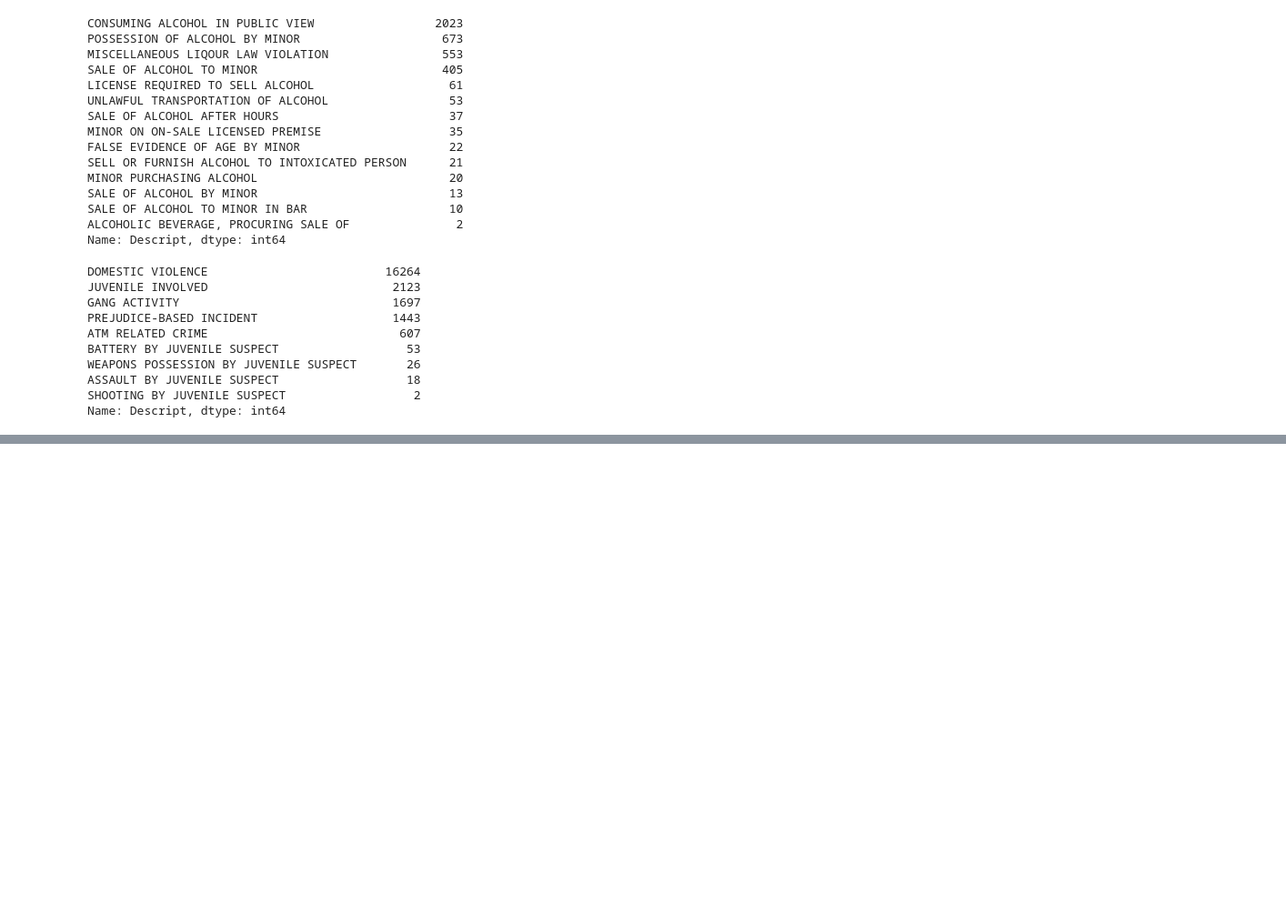
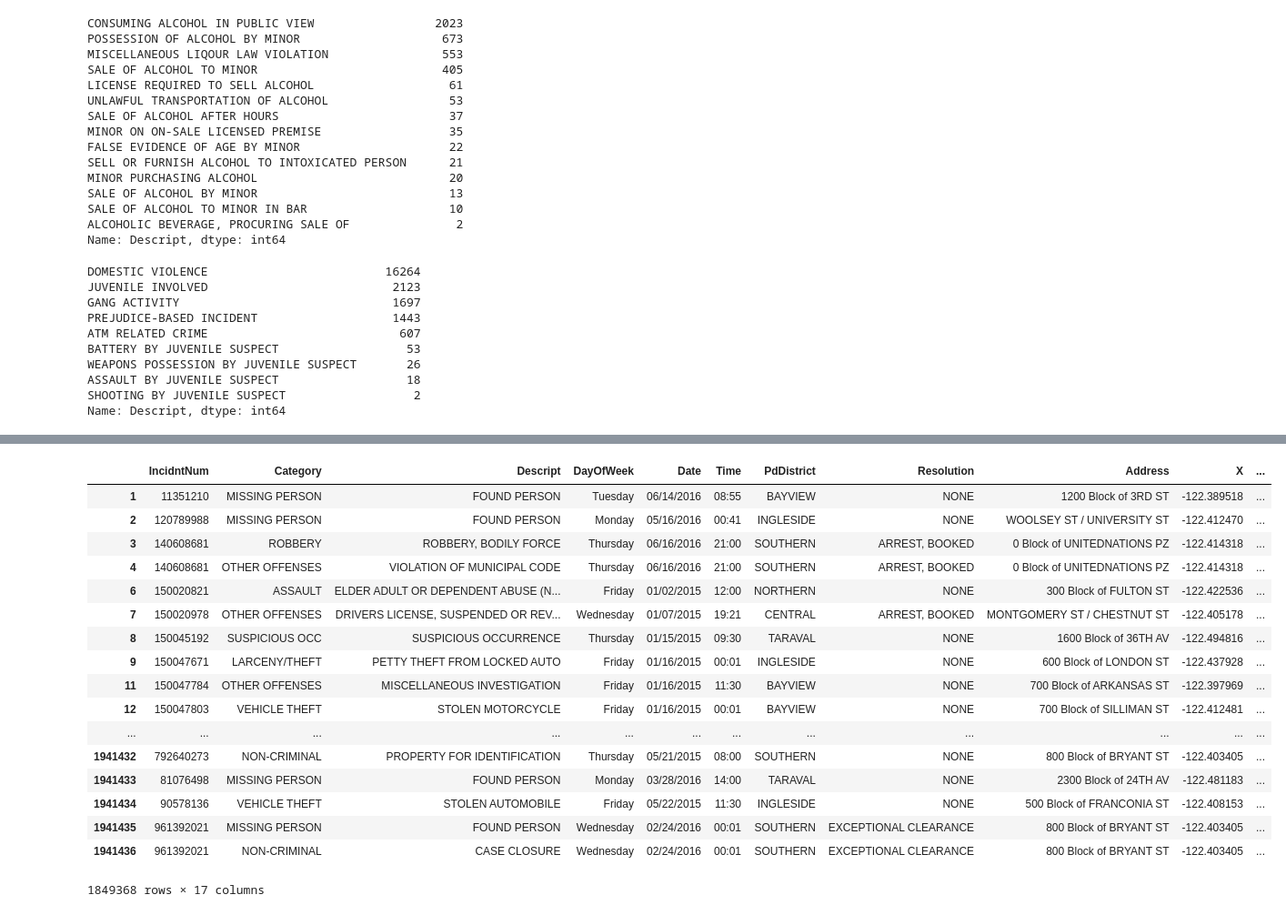
Before and after one commit to livenb/crime_prediction, a Jupyter notebook: sfdata_explore.ipynb, the cells around one changed output, grey strips where cells are left out. Shown at 91% size. Drawn from its saved outputs; the diff is of its cells as text; code cells hidden in the pictures; blank space fills up the shorter version.

```diff
--- a/sfdata_explore.ipynb
+++ b/sfdata_explore.ipynb
@@ -275,0 +575,21 @@ Name: Descript, dtype: int64
+# %%
+sfdata.drop(sfdata[sfdata['Category'] == 'WARRANTS'].index)
+# %% [output]
+|  | IncidntNum | Category | Descript | DayOfWeek | Date | Time | PdDistrict | Resolution | Address | X | ... |
+| 1 | 11351210 | MISSING PERSON | FOUND PERSON | Tuesday | 06/14/2016 | 08:55 | BAYVIEW | NONE | 1200 Block of 3RD ST | -122.389518 | ... |
+| 2 | 120789988 | MISSING PERSON | FOUND PERSON | Monday | 05/16/2016 | 00:41 | INGLESIDE | NONE | WOOLSEY ST / UNIVERSITY ST | -122.412470 | ... |
+| 3 | 140608681 | ROBBERY | ROBBERY, BODILY FORCE | Thursday | 06/16/2016 | 21:00 | SOUTHERN | ARREST, BOOKED | 0 Block of UNITEDNATIONS PZ | -122.414318 | ... |
+| 4 | 140608681 | OTHER OFFENSES | VIOLATION OF MUNICIPAL CODE | Thursday | 06/16/2016 | 21:00 | SOUTHERN | ARREST, BOOKED | 0 Block of UNITEDNATIONS PZ | -122.414318 | ... |
+| 6 | 150020821 | ASSAULT | ELDER ADULT OR DEPENDENT ABUSE (N... | Friday | 01/02/2015 | 12:00 | NORTHERN | NONE | 300 Block of FULTON ST | -122.422536 | ... |
+| 7 | 150020978 | OTHER OFFENSES | DRIVERS LICENSE, SUSPENDED OR REV... | Wednesday | 01/07/2015 | 19:21 | CENTRAL | ARREST, BOOKED | MONTGOMERY ST / CHESTNUT ST | -122.405178 | ... |
+| 8 | 150045192 | SUSPICIOUS OCC | SUSPICIOUS OCCURRENCE | Thursday | 01/15/2015 | 09:30 | TARAVAL | NONE | 1600 Block of 36TH AV | -122.494816 | ... |
+| 9 | 150047671 | LARCENY/THEFT | PETTY THEFT FROM LOCKED AUTO | Friday | 01/16/2015 | 00:01 | INGLESIDE | NONE | 600 Block of LONDON ST | -122.437928 | ... |
+| 11 | 150047784 | OTHER OFFENSES | MISCELLANEOUS INVESTIGATION | Friday | 01/16/2015 | 11:30 | BAYVIEW | NONE | 700 Block of ARKANSAS ST | -122.397969 | ... |
+| 12 | 150047803 | VEHICLE THEFT | STOLEN MOTORCYCLE | Friday | 01/16/2015 | 00:01 | BAYVIEW | NONE | 700 Block of SILLIMAN ST | -122.412481 | ... |
+| ... | ... | ... | ... | ... | ... | ... | ... | ... | ... | ... | ... |
+| 1941432 | 792640273 | NON-CRIMINAL | PROPERTY FOR IDENTIFICATION | Thursday | 05/21/2015 | 08:00 | SOUTHERN | NONE | 800 Block of BRYANT ST | -122.403405 | ... |
+| 1941433 | 81076498 | MISSING PERSON | FOUND PERSON | Monday | 03/28/2016 | 14:00 | TARAVAL | NONE | 2300 Block of 24TH AV | -122.481183 | ... |
+| 1941434 | 90578136 | VEHICLE THEFT | STOLEN AUTOMOBILE | Friday | 05/22/2015 | 11:30 | INGLESIDE | NONE | 500 Block of FRANCONIA ST | -122.408153 | ... |
+| 1941435 | 961392021 | MISSING PERSON | FOUND PERSON | Wednesday | 02/24/2016 | 00:01 | SOUTHERN | EXCEPTIONAL CLEARANCE | 800 Block of BRYANT ST | -122.403405 | ... |
+| 1941436 | 961392021 | NON-CRIMINAL | CASE CLOSURE | Wednesday | 02/24/2016 | 00:01 | SOUTHERN | EXCEPTIONAL CLEARANCE | 800 Block of BRYANT ST | -122.403405 | ... |
+1849368 rows × 17 columns
```
Also changed, not shown: parts of 44 cells of this notebook, 2 other files.
